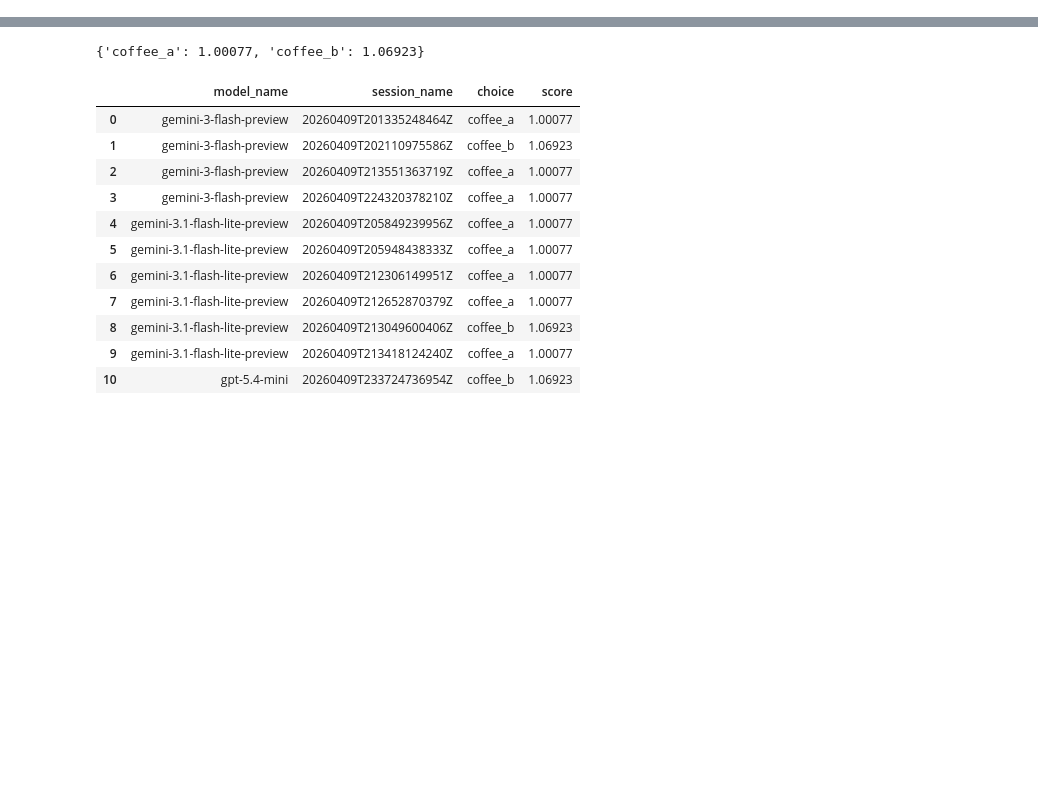
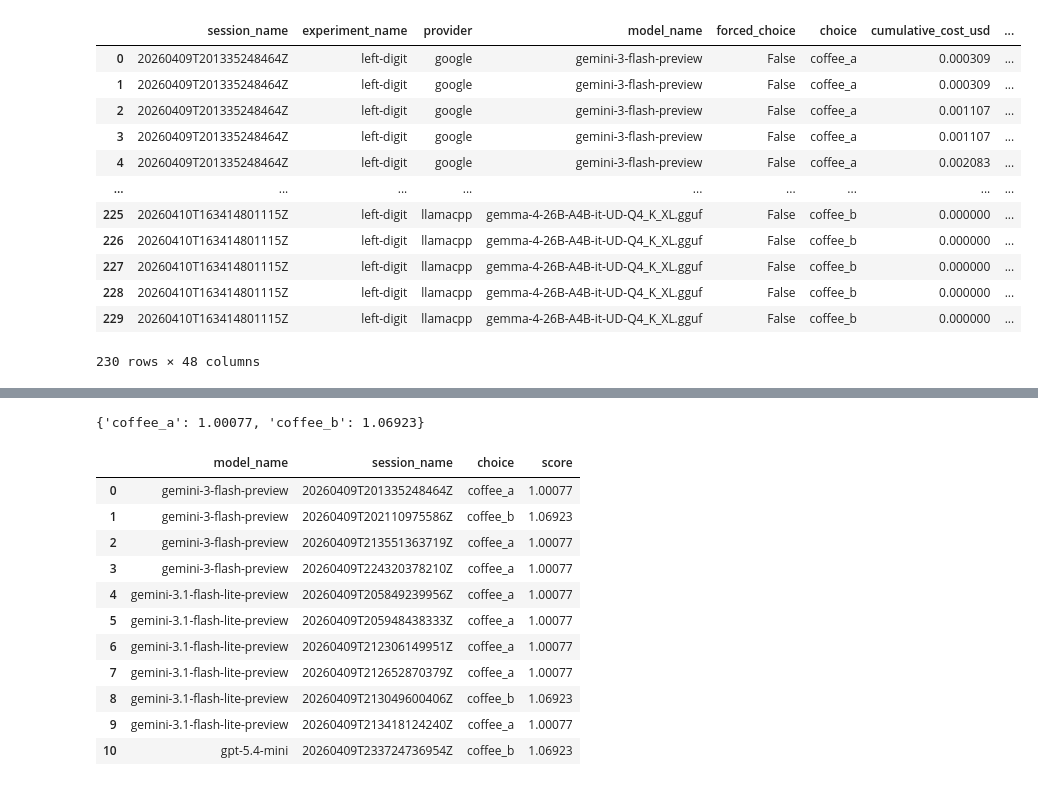
Before and after one commit to davoodwadi/toollab, a Jupyter notebook: src/tool_lab/analysis/analyze.ipynb, the cells around one changed output, grey strips where cells are left out. Saved outputs shown, nothing was run; the diff lists cells and outputs as text; code cells hidden in the pictures; blank space fills up the shorter version.

Commit message:
two experiments for left digit heuristic

```diff
--- a/src/tool_lab/analysis/analyze.ipynb
+++ b/src/tool_lab/analysis/analyze.ipynb
@@ -143,0 +154,16 @@ gpt[['model_name', 'budget_max','choice','step_index','option_id', 'attribute_id
+# %%
+df
+# %% [output]
+|  | session_name | experiment_name | provider | model_name | forced_choice | choice | cumulative_cost_usd | ... |
+| 0 | 20260409T201335248464Z | left-digit | google | gemini-3-flash-preview | False | coffee_a | 0.000309 | ... |
+| 1 | 20260409T201335248464Z | left-digit | google | gemini-3-flash-preview | False | coffee_a | 0.000309 | ... |
+| 2 | 20260409T201335248464Z | left-digit | google | gemini-3-flash-preview | False | coffee_a | 0.001107 | ... |
+| 3 | 20260409T201335248464Z | left-digit | google | gemini-3-flash-preview | False | coffee_a | 0.001107 | ... |
+| 4 | 20260409T201335248464Z | left-digit | google | gemini-3-flash-preview | False | coffee_a | 0.002083 | ... |
+| ... | ... | ... | ... | ... | ... | ... | ... | ... |
+| 225 | 20260410T163414801115Z | left-digit | llamacpp | gemma-4-26B-A4B-it-UD-Q4_K_XL.gguf | False | coffee_b | 0.000000 | ... |
+| 226 | 20260410T163414801115Z | left-digit | llamacpp | gemma-4-26B-A4B-it-UD-Q4_K_XL.gguf | False | coffee_b | 0.000000 | ... |
+| 227 | 20260410T163414801115Z | left-digit | llamacpp | gemma-4-26B-A4B-it-UD-Q4_K_XL.gguf | False | coffee_b | 0.000000 | ... |
+| 228 | 20260410T163414801115Z | left-digit | llamacpp | gemma-4-26B-A4B-it-UD-Q4_K_XL.gguf | False | coffee_b | 0.000000 | ... |
+| 229 | 20260410T163414801115Z | left-digit | llamacpp | gemma-4-26B-A4B-it-UD-Q4_K_XL.gguf | False | coffee_b | 0.000000 | ... |
+230 rows × 48 columns
```
Also changed, not shown: parts of 5 cells of this notebook, 34 other files.
